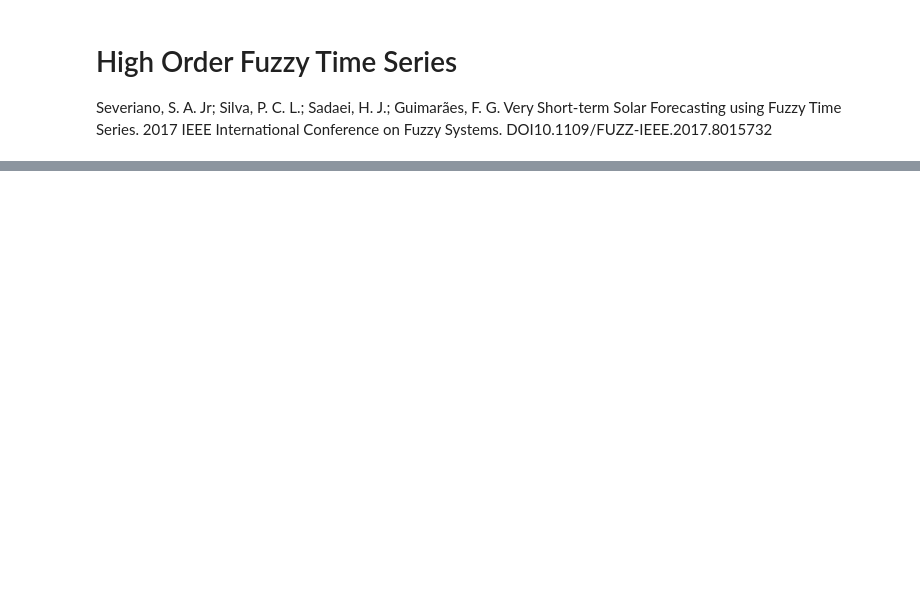
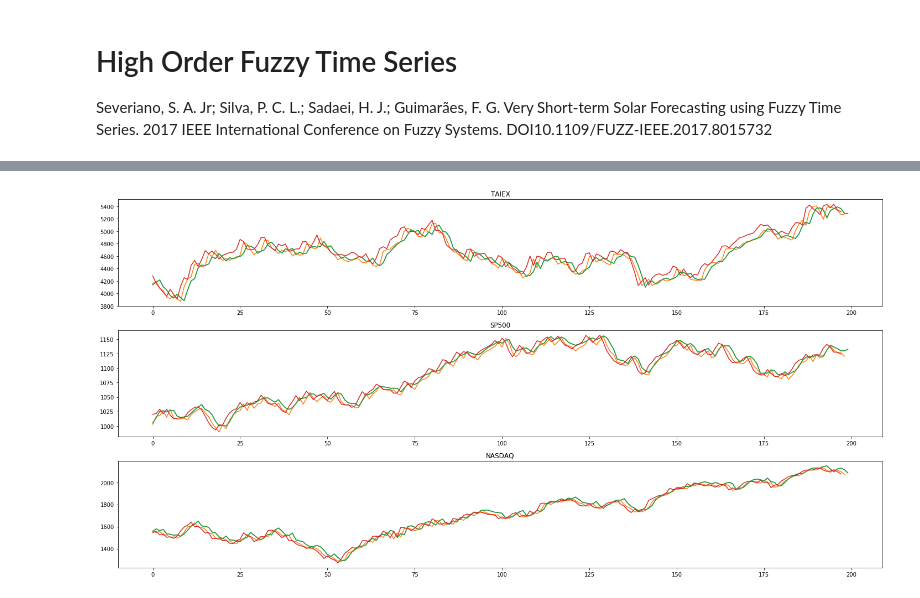
Before and after one commit to PYFTS/pyFTS, a Jupyter notebook: pyFTS/notebooks/Severiano et al - HighOrderFTS.ipynb, the cells around one changed output, grey strips where cells are left out. Saved outputs shown, nothing was run; the diff lists cells and outputs as text; code cells hidden in the pictures; blank space fills up the shorter version.

```diff
--- a/pyFTS/notebooks/Severiano et al - HighOrderFTS.ipynb
+++ b/pyFTS/notebooks/Severiano et al - HighOrderFTS.ipynb
@@ -168,0 +270,45 @@ ra.plot_residuals(enrollments, [model1, model2])
+# %%
+from pyFTS.benchmarks import Measures
+
+rows = []
+
+for count,dataset_name in enumerate(dataset_names):
+
+    dataset = get_dataset(dataset_name)
+
+    for order in [2,3]:
+
+        row = [order, dataset_name]
+
+        test = dataset[train_split:train_split+200]
+
+        model1 = cUtil.load_obj('model1'+dataset_name+str(order))
+
+        row.extend(Measures.get_point_statistics(test, model1))
+
+        rows.append(row)
+
+
+pd.DataFrame(rows,columns=["Order","Dataset","RMSE","SMAPE","Theil's U"])
+# %%
+fig, ax = plt.subplots(nrows=3, ncols=1, figsize=[20,10])
+
+
+for count,dataset_name in enumerate(dataset_names):
+    dataset = get_dataset(dataset_name)
+
+    for order in [2,3]:
+
+        ax[count].plot(dataset[train_split:train_split+200])
+
+        model1 = cUtil.load_obj('model2'+dataset_name+str(order))
+
+        forecasts = model1.predict(dataset[train_split:train_split+200])
+
+        ax[count].plot(forecasts)
+
+        ax[count].set_title(dataset_name)
+
+plt.tight_layout()
+# %% [output]
+[figure, added]
```
Also changed, not shown: parts of 53 cells of this notebook, 8 other files.
